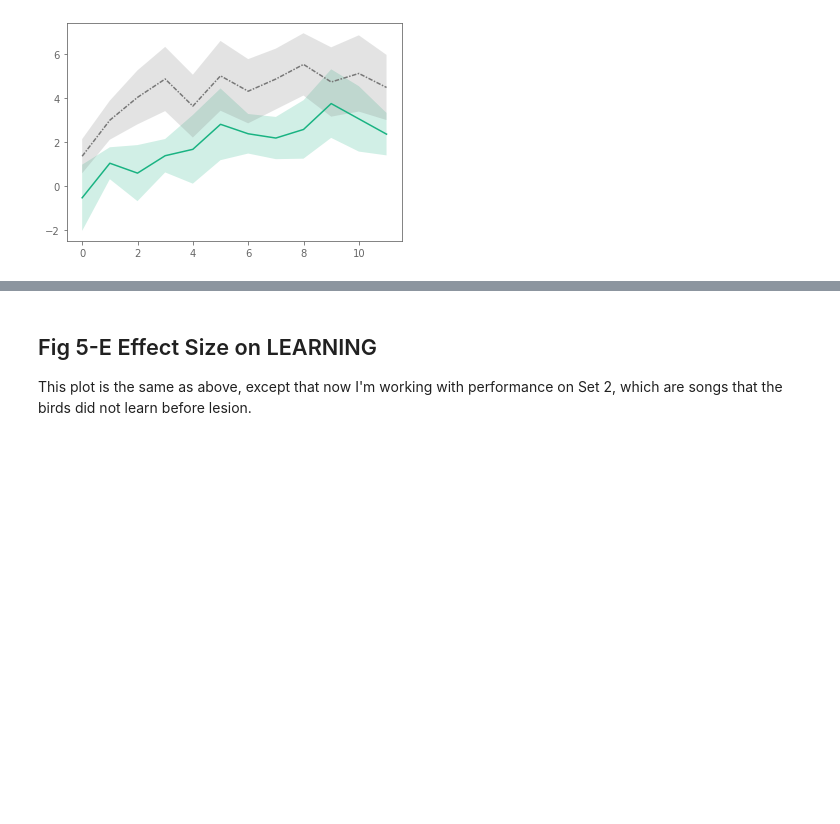
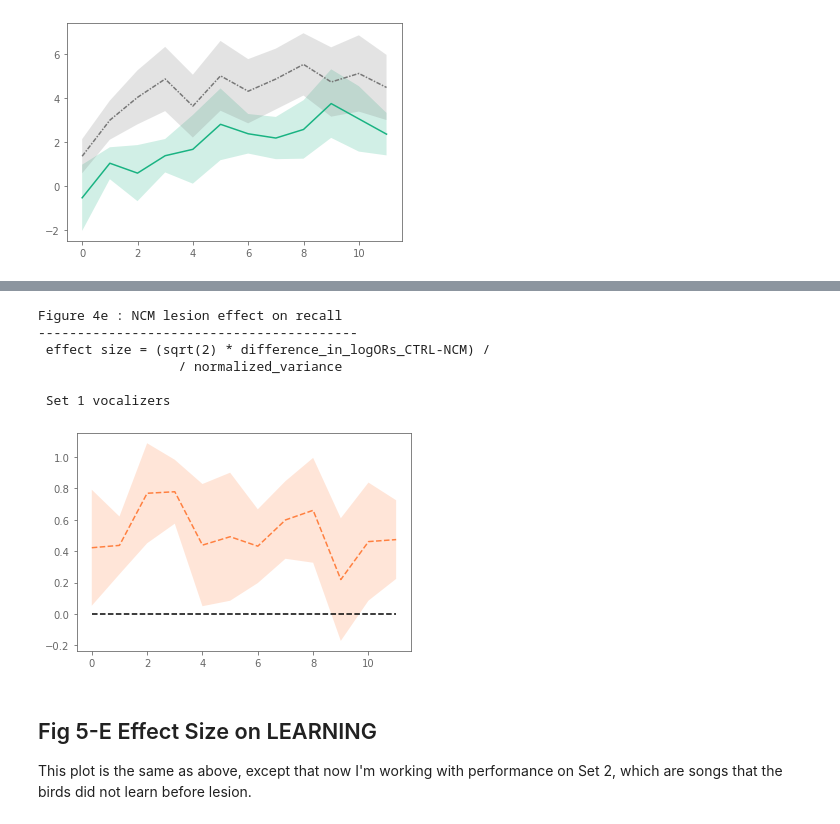
Before and after one commit to theunissenlab/zebra-finch-memory-lesions, a Jupyter notebook: paper_notebooks/Effect_Size_figs.ipynb, the cells around one changed output, grey strips where cells are left out. Drawn from its saved outputs; the diff is of its cells as text; code cells hidden in the pictures; blank space fills up the shorter version.

```diff
--- a/paper_notebooks/Effect_Size_figs.ipynb
+++ b/paper_notebooks/Effect_Size_figs.ipynb
@@ -569,7 +571,7 @@ def fig4e(ax: plt.Axes = None):
     print("Figure 4e : NCM lesion effect on recall")
     print("-----------------------------------------")
     print(" effect size = (sqrt(2) * difference_in_logORs_CTRL-NCM) / ")
-    print("                  / normalized_variance ")
+    print("                  / normalized_std ")
     print(" ")
     print(" Set 1 vocalizers")
 
@@ -602,20 +604,27 @@ def fig4e(ax: plt.Axes = None):
     var_NCM = logOR_NCM["SE"]**2 * nNCM
     var_CTRL = logOR_CTRL["SE"]**2 * nCTRL
     norm_var = np.sqrt(var_NCM * nNCM + var_CTRL * nCTRL / (nNCM + nCTRL))
+    norm_se = norm_var/np.sqrt(nNCM + nCTRL)
+
+    # Take the mean of norm_var
+    mean_std = norm_var.mean()
 
     # effect size of NCM lesion on memory
-    d_prime = (np.sqrt(2) * diff_logOR) / norm_var
+    d_prime = (np.sqrt(2) * diff_logOR) / mean_std
+    SE_average = np.sqrt(2)*norm_se/mean_std
 
     # an attempt at an SE measurement for d'... I don't think this is right
-    SE_average = np.sqrt((logOR_NCM["SE"]**2 * logOR_NCM["dof"] + logOR_CTRL["SE"]**2 * logOR_CTRL["dof"]) / (logOR_NCM["dof"] + logOR_CTRL["dof"]))
+    # SE_average = np.sqrt((logOR_NCM["SE"]**2 * logOR_NCM["dof"] + logOR_CTRL["SE"]**2 * logOR_CTRL["dof"]) / (logOR_NCM["dof"] + logOR_CTRL["dof"]))
 
     shaded_line(
         logOR_NCM["k"],
         d_prime,
-        SE_average/500, # I'm not actually sure what to calculate for SE here
+        SE_average,
         ax=ax,
         line_kwargs={
             "color": [1.0, 0.5, 0.25],
             "linestyle": LINEMAP["HVC"],
         }
     )
+    ax.plot([0, 11], [0, 0], color='k', linestyle='--')
+    return logOR_NCM["k"], d_prime, SE_average
@@ -635,3 +680,13 @@ Figure 4e : NCM lesion effect on recall
+# %%
+k, d_prime_S1, SE_S1 = fig4e()
+# %% [output]
+Figure 4e : NCM lesion effect on recall
+-----------------------------------------
+ effect size = (sqrt(2) * difference_in_logORs_CTRL-NCM) /
+                  / normalized_variance
+
+ Set 1 vocalizers
+[figure, added]
 # %% [markdown]
 ## Fig 5-E Effect Size on LEARNING
 
```
Also changed, not shown: parts of 13 cells of this notebook, 1 other file.
